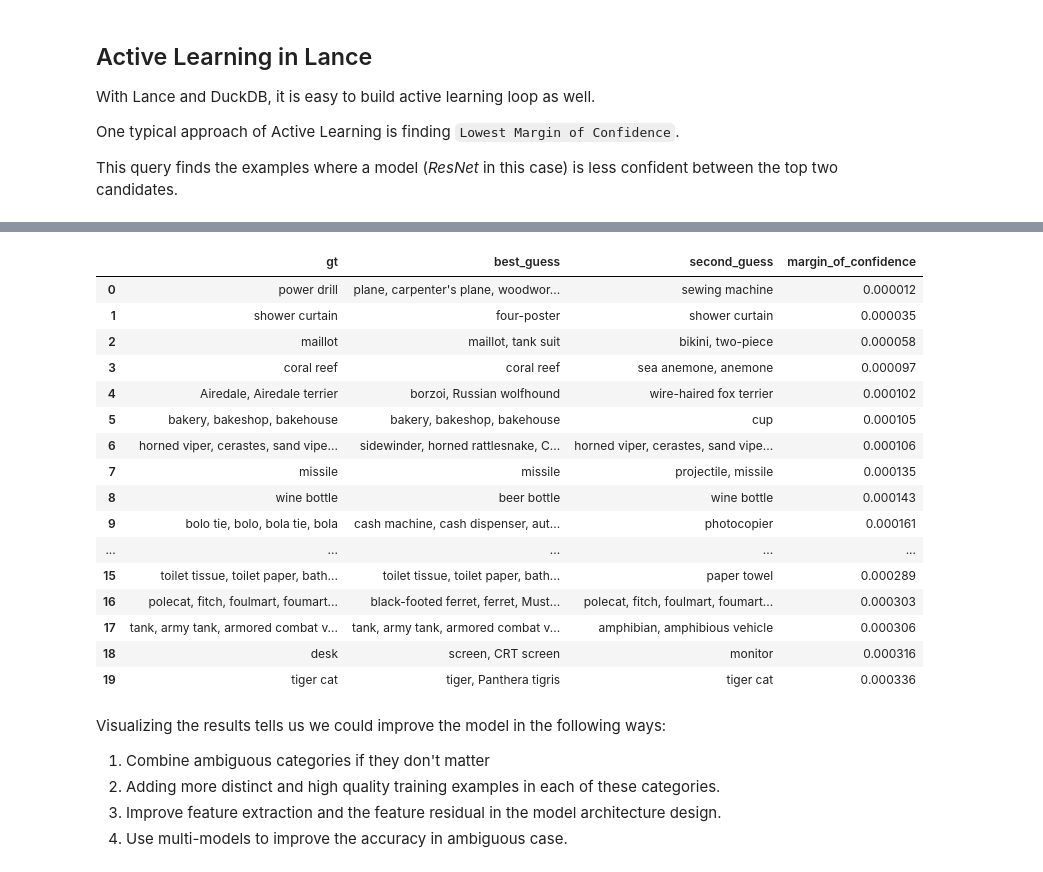
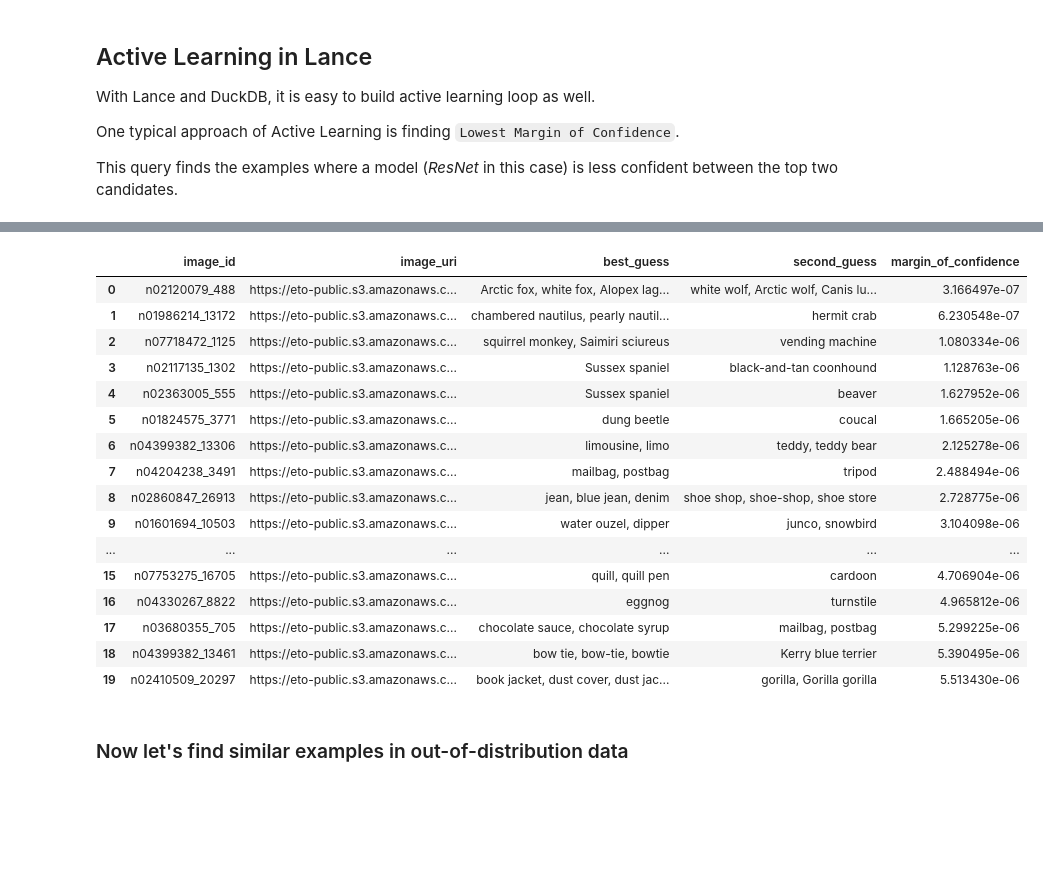
Before and after one commit to gsajko/lance, a Jupyter notebook: python/notebooks/imagenet.ipynb, the cells around one changed output, grey strips where cells are left out. Cells and saved outputs as stored; diff of their text form; code cells hidden in the pictures; blank space fills up the shorter version.

```diff
--- a/python/notebooks/imagenet.ipynb
+++ b/python/notebooks/imagenet.ipynb
@@ -35,4 +39,10 @@ imagenet_1k.lance/_versions/1.manifest
 imagenet_1k.lance/_latest.manifest
+# %%
+import json
+with open("imagenet_classes.json") as fh:
+    json_data = json.load(fh)
+imagenet_classes = pd.DataFrame({'label': json_data.keys(), 'name': json_data.values()})
+imagenet_classes["label"] = imagenet_classes.label.astype(int)
 # %%
 uri = "/tmp/imagenet_1k.lance"
 ds = lance.dataset(uri)
@@ -180 +175,16 @@ Wall time: 8min 23s
+# %%
+if MODE == 'generate':
+    resnet_table = run_inference(
+        uri, resnet, torchvision.models.ResNet50_Weights.DEFAULT.transforms(), "resnet"
+    )
+    vit_table = run_inference(
+        uri, vit, torchvision.models.ViT_L_16_Weights.DEFAULT.transforms(), "vit"
+    )
+    !rm -rf /tmp/resnet_table.lance
+    !rm -rf /tmp/vit_table.lance
+    lance.write_dataset(resnet_table, "/tmp/resnet_table.lance")
+    lance.write_dataset(vit_table, "/tmp/vit_table.lance")
+else:
+    resnet_table = lance.dataset("/tmp/resnet_table.lance").to_table()
+    vit_table = lance.dataset("/tmp/vit_table.lance").to_table()
 # %% [markdown]
@@ -192,0 +195,3 @@ split: dictionary<values=string, indices=int8, ordered=0>
+# %%
+ds = ds.merge(resnet_table, left_on="image_id", right_on="image_id")
+ds = ds.merge(vit_table, left_on="image_id", right_on="image_id")
@@ -193,4 +210,2 @@ split: dictionary<values=string, indices=int8, ordered=0>
 # %%
-ds = ds.merge(resnet_table, left_on="id", right_on="id")
-ds = ds.merge(vit_table, left_on="id", right_on="id")
-ds.schema
+diff = lance.diff(ds, 1, 3).columns_added()
@@ -417,12 +418,13 @@ One typical approach of Active Learning is finding `Lowest Margin of Confidence`
 
 This query finds the examples where a model (*ResNet* in this case) is less confident between the top two candidates.
 # %%
-%%sql
+%%sql least_margin <<
 
-WITH label_names AS (SELECT DISTINCT label, name FROM ds)
+WITH label_names AS (SELECT DISTINCT label, name FROM imagenet_classes)
 
 SELECT
-    ds.name as gt,
+    ds.image_id,
+    ds.image_uri,
     n1.name as best_guess,
     n2.name as second_guess,
     resnet.score - resnet.second_score AS margin_of_confidence
@@ -438,24 +440,19 @@ Took 0.06416940689086914
-|  | gt | best_guess | second_guess | margin_of_confidence |
-| 0 | power drill | plane, carpenter's plane, woodwor... | sewing machine | 0.000012 |
-| 1 | shower curtain | four-poster | shower curtain | 0.000035 |
-| 2 | maillot | maillot, tank suit | bikini, two-piece | 0.000058 |
-| 3 | coral reef | coral reef | sea anemone, anemone | 0.000097 |
-| 4 | Airedale, Airedale terrier | borzoi, Russian wolfhound | wire-haired fox terrier | 0.000102 |
-| 5 | bakery, bakeshop, bakehouse | bakery, bakeshop, bakehouse | cup | 0.000105 |
-| 6 | horned viper, cerastes, sand vipe... | sidewinder, horned rattlesnake, C... | horned viper, cerastes, sand vipe... | 0.000106 |
-| 7 | missile | missile | projectile, missile | 0.000135 |
-| 8 | wine bottle | beer bottle | wine bottle | 0.000143 |
-| 9 | bolo tie, bolo, bola tie, bola | cash machine, cash dispenser, aut... | photocopier | 0.000161 |
-| ... | ... | ... | ... | ... |
-| 15 | toilet tissue, toilet paper, bath... | toilet tissue, toilet paper, bath... | paper towel | 0.000289 |
-| 16 | polecat, fitch, foulmart, foumart... | black-footed ferret, ferret, Must... | polecat, fitch, foulmart, foumart... | 0.000303 |
-| 17 | tank, army tank, armored combat v... | tank, army tank, armored combat v... | amphibian, amphibious vehicle | 0.000306 |
-| 18 | desk | screen, CRT screen | monitor | 0.000316 |
-| 19 | tiger cat | tiger, Panthera tigris | tiger cat | 0.000336 |
+|  | image_id | image_uri | best_guess | second_guess | margin_of_confidence |
+| 0 | n02120079_488 | https://eto-public.s3.amazonaws.c... | Arctic fox, white fox, Alopex lag... | white wolf, Arctic wolf, Canis lu... | 3.166497e-07 |
+| 1 | n01986214_13172 | https://eto-public.s3.amazonaws.c... | chambered nautilus, pearly nautil... | hermit crab | 6.230548e-07 |
+| 2 | n07718472_1125 | https://eto-public.s3.amazonaws.c... | squirrel monkey, Saimiri sciureus | vending machine | 1.080334e-06 |
+| 3 | n02117135_1302 | https://eto-public.s3.amazonaws.c... | Sussex spaniel | black-and-tan coonhound | 1.128763e-06 |
+| 4 | n02363005_555 | https://eto-public.s3.amazonaws.c... | Sussex spaniel | beaver | 1.627952e-06 |
+| 5 | n01824575_3771 | https://eto-public.s3.amazonaws.c... | dung beetle | coucal | 1.665205e-06 |
+| 6 | n04399382_13306 | https://eto-public.s3.amazonaws.c... | limousine, limo | teddy, teddy bear | 2.125278e-06 |
+| 7 | n04204238_3491 | https://eto-public.s3.amazonaws.c... | mailbag, postbag | tripod | 2.488494e-06 |
+| 8 | n02860847_26913 | https://eto-public.s3.amazonaws.c... | jean, blue jean, denim | shoe shop, shoe-shop, shoe store | 2.728775e-06 |
+| 9 | n01601694_10503 | https://eto-public.s3.amazonaws.c... | water ouzel, dipper | junco, snowbird | 3.104098e-06 |
+| ... | ... | ... | ... | ... | ... |
+| 15 | n07753275_16705 | https://eto-public.s3.amazonaws.c... | quill, quill pen | cardoon | 4.706904e-06 |
+| 16 | n04330267_8822 | https://eto-public.s3.amazonaws.c... | eggnog | turnstile | 4.965812e-06 |
+| 17 | n03680355_705 | https://eto-public.s3.amazonaws.c... | chocolate sauce, chocolate syrup | mailbag, postbag | 5.299225e-06 |
+| 18 | n04399382_13461 | https://eto-public.s3.amazonaws.c... | bow tie, bow-tie, bowtie | Kerry blue terrier | 5.390495e-06 |
+| 19 | n02410509_20297 | https://eto-public.s3.amazonaws.c... | book jacket, dust cover, dust jac... | gorilla, Gorilla gorilla | 5.513430e-06 |
 # %% [markdown]
-Visualizing the results tells us we could improve the model in the following ways:
-
-1. Combine ambiguous categories if they don't matter
-2. Adding more distinct and high quality training examples in each of these categories.
-3. Improve feature extraction and the feature residual in the model architecture design.
-4. Use multi-models to improve the accuracy in ambiguous case.
+### Now let's find similar examples in out-of-distribution data
```
Also changed, not shown: parts of 59 cells of this notebook.
